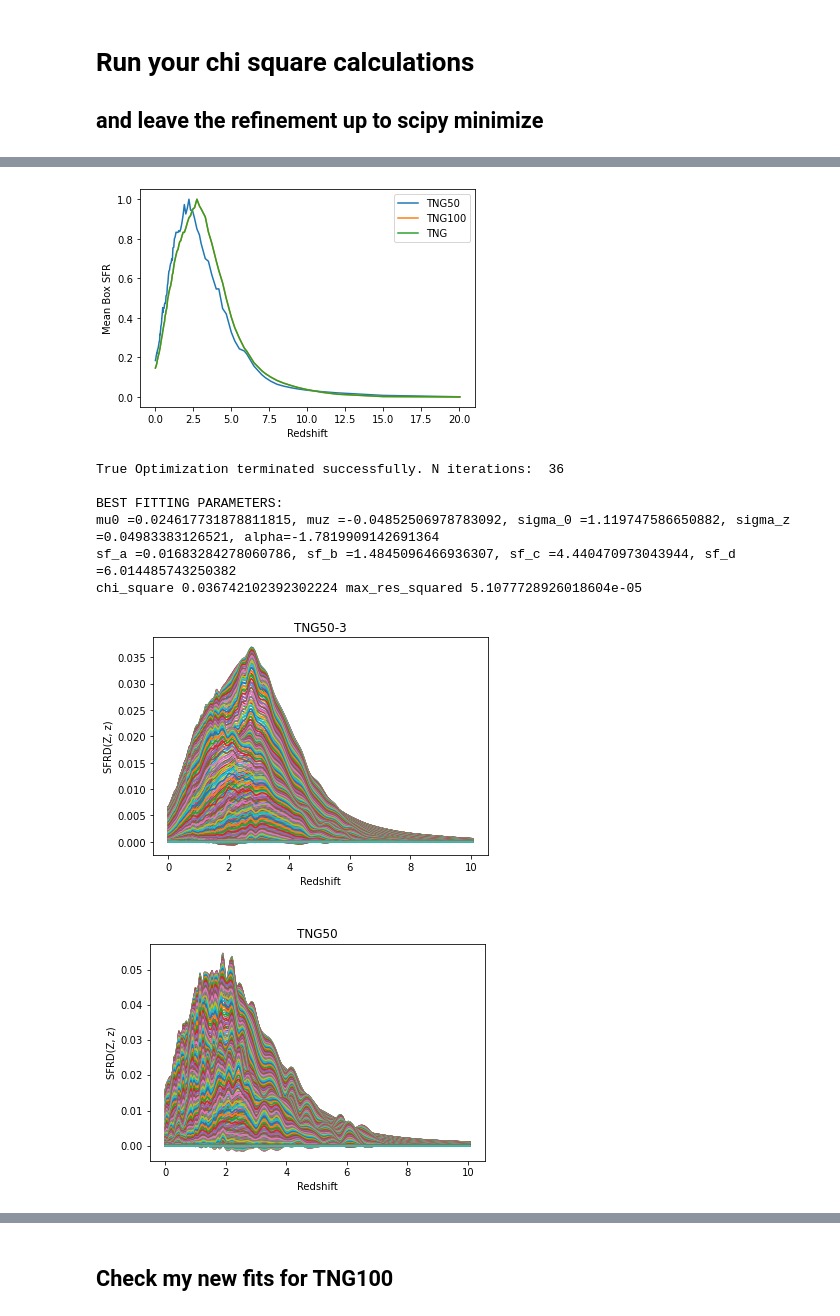
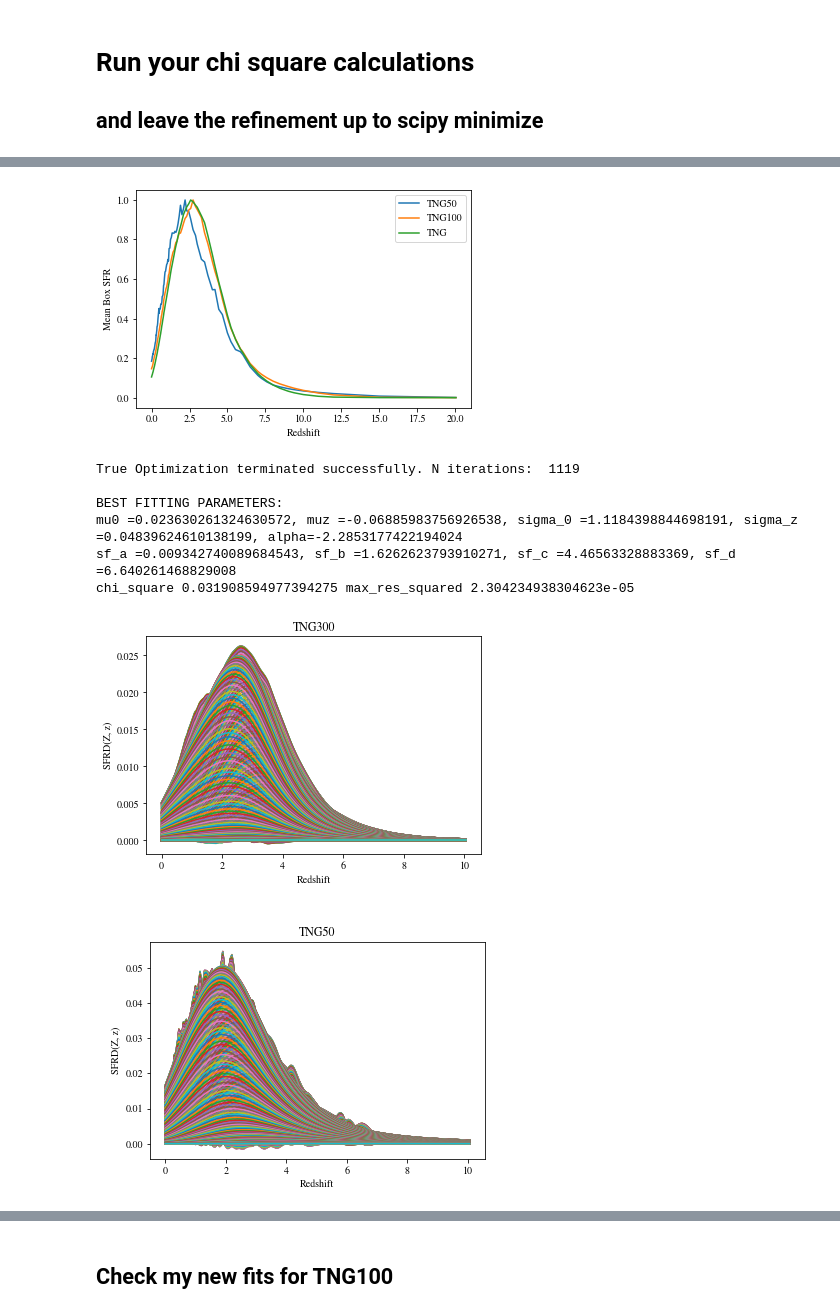
Before and after one commit to sashalvna/Fit_SFRD_TNG, a Jupyter notebook: Fit_model_to_sfrdzZ_TNG.ipynb, the cells around one changed output, grey strips where cells are left out. Drawn from its saved outputs; the diff is of its cells as text; code cells hidden in the pictures.

Commit message:
Testing SFRD parameters

```diff
--- a/Fit_model_to_sfrdzZ_TNG.ipynb
+++ b/Fit_model_to_sfrdzZ_TNG.ipynb
@@ -28,9 +28,9 @@ import ReadFitData as read
 importlib.reload(read)
 
 #Change file names to match TNG version
-Cosmol_sim_location = paths.data / "SFRMetallicityFromGasTNG100-1.hdf5"
-fit_filename = 'test_best_fit_parameters_TNG100.txt'
-rbox = 75 #35 for 50, 75 for 100, 205 for 300
+Cosmol_sim_location = paths.data / "SFRMetallicityFromGasTNG300-1.hdf5"
+fit_filename = 'test_best_fit_parameters_TNG300.txt'
+rbox = 205 #35 for 50, 75 for 100, 205 for 300
 from IPython.display import Image # to open images in Ipython
 # %% [markdown]
 # First read the data that you want to fit to
@@ -199,7 +199,7 @@ x0     = np.array([-0.15, 0.026, 1.1, 0.1, -3.3, 0.01, 2.6, 3.2, 6.2])
 #        # mu_z        # mu_0     # omega_0 #omega_z  #alpha       #sf_a       #sf_b       #sf_c       #sf_d
 bounds = ((-1., 0), (0.001, 0.1), (0.01, 5), (0, 1.), (-10, 0), (None,None),(None,None),(None,None),(None,None))
 # FIT
-res = minimize(test_chi, x0= x0, method='BFGS', options = {'gtol': 0.05})
+res = minimize(test_chi, x0= x0, method='nelder-mead') #method='BFGS', options = {'gtol': 0.05})
 # other options include: 'nelder-mead', L-BFGS-B, 'BFGS'
 
 # Alternative: res = opt.basinhopping(test_chi, x0= x0, minimizer_kwargs={'method':'BFGS'})
@@ -296,7 +296,7 @@ plt.xlabel("Redshift")
 plt.ylabel("Mean Box SFR")
 plt.legend();
 # %% [output]
-[figure, old version]
+[figure, new version]
 # %%
 print(res.success, res.message, 'N iterations: ', res.nit)
 muz_best, mu0_best, sigma0_best, sigmaz_best, alpha_best = res.x[0], res.x[1], res.x[2], res.x[3],res.x[4]
@@ -321,12 +321,12 @@ v = res['fun']/   N_elements  # variance of residuals, sse/n
 # for i, val in enumerate(res['x']):
 #     print(np.round(val,3), ' pm ',  np.round(se[i],4) )
 # %% [output]
-True Optimization terminated successfully. N iterations:  36
+True Optimization terminated successfully. N iterations:  1119
 
 BEST FITTING PARAMETERS:
-mu0 =0.024617731878811815, muz =-0.04852506978783092, sigma_0 =1.119747586650882, sigma_z =0.04983383126521, alpha=-1.7819909142691364
-sf_a =0.01683284278060786, sf_b =1.4845096466936307, sf_c =4.440470973043944, sf_d =6.014485743250382
-chi_square 0.036742102392302224 max_res_squared 5.1077728926018604e-05
+mu0 =0.023630261324630572, muz =-0.06885983756926538, sigma_0 =1.1184398844698191, sigma_z =0.04839624610138199, alpha=-2.2853177422194024
+sf_a =0.009342740089684543, sf_b =1.6262623793910271, sf_c =4.46563328883369, sf_d =6.640261468829008
+chi_square 0.031908594977394275 max_res_squared 2.304234938304623e-05
 # %%
 if res.success:
     np.savetxt(paths.data / fit_filename,
@@ -335,26 +335,26 @@ if res.success:
 # %%
 # Get the SFR (Shape of Madau & Fragos 2014)
 sfr = Z_SFRD.Madau_Dickinson2014(redshift_new, a=sf_a_best, b=sf_b_best, c=sf_c_best, d=sf_d_best).value # Msun year-1 Mpc-3
 # Get dPdZ (skew-log-normal distribution)
 dPdlogZ, metallicities, step_logZ, p_draw_metallicity = \
                     Z_SFRD.skew_metallicity_distribution(redshift_new ,mu_z = muz_best , mu_0 = mu0_best ,
                                                   omega_0= sigma0_best , omega_z=sigmaz_best , alpha = alpha_best ,
                                                   metals=metals_new)
 
 
 model = sfr[:,np.newaxis] * dPdlogZ
 plt.plot(redshift_new, SFRDnew.T); #simulation
-#plt.plot(redshift_new, model); #fitted model, best fit
-plt.title("TNG50-3")
+plt.plot(redshift_new, model); #fitted model, best fit
+plt.title("TNG300")
 plt.xlabel("Redshift")
 plt.ylabel("SFRD(Z, z)")
-plt.savefig("SFRD_TNG50-3.png")
+plt.savefig("SFRD_TNG300_withmodel.png")
 # %% [output]
-[figure, old version]
+[figure, new version]
 # %%
 # Note that in lower res, see clearer two peak shape. Box size affects how wobbly lines are
 # %%
-Image(filename='figures/SFRD_TNG50.png')
+Image(filename='SFRD_TNG50_withmodel.png')
 # %% [output]
-[figure, old version]
+[figure, new version]
 # %%
```
Also changed, not shown: parts of 16 cells of this notebook, 5 other files.
